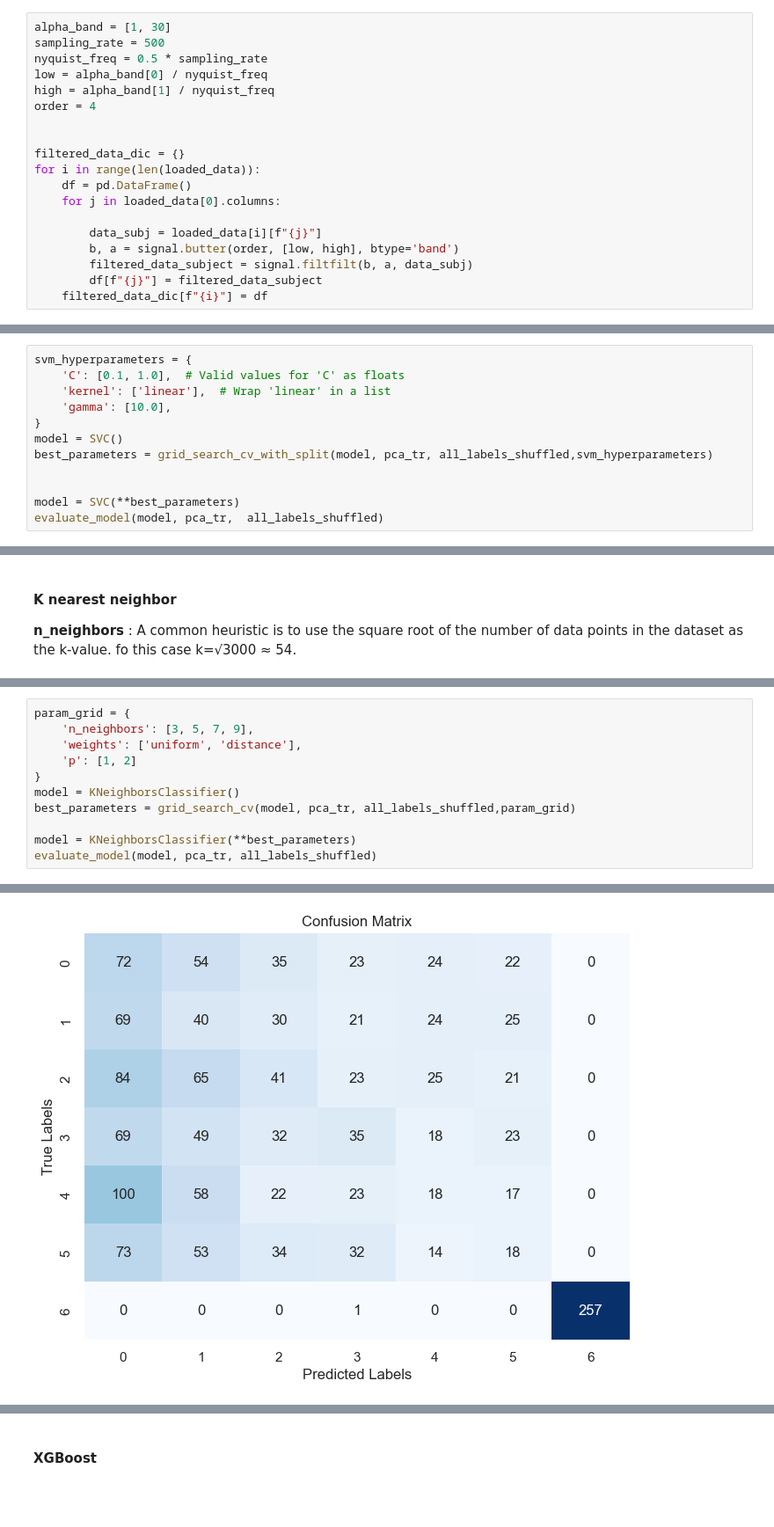
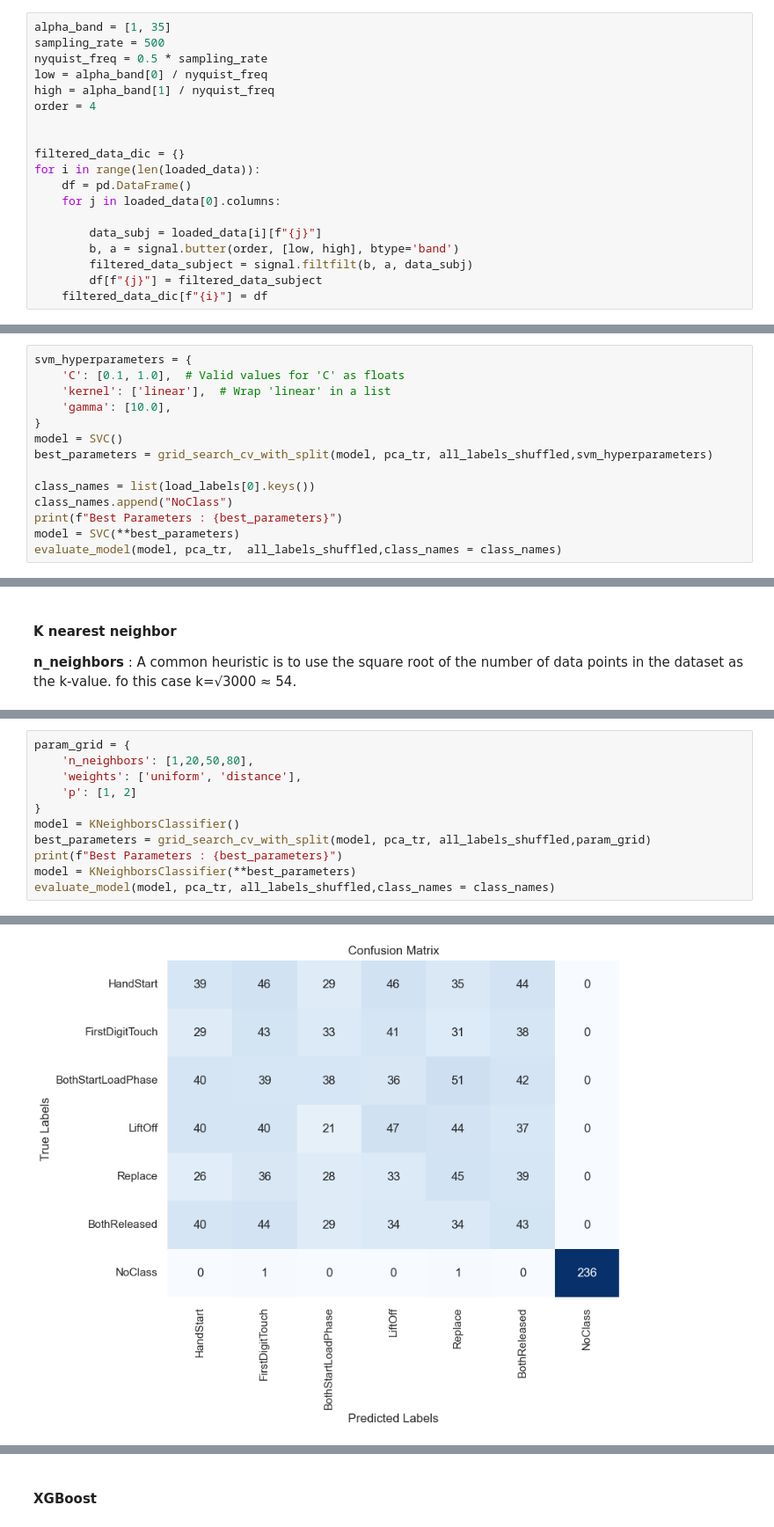
Before and after one commit to AmirMohammadiKarbalaei/Kaggle-Grasp-and-Lift-EEG-Detection, a Jupyter notebook: notebooks/eeg_signals_analysis.ipynb, the cells around one changed output, grey strips where cells are left out. Shown at 88% size. Cells and saved outputs as stored; diff of their text form; blank space fills up the shorter version.

```diff
--- a/notebooks/eeg_signals_analysis.ipynb
+++ b/notebooks/eeg_signals_analysis.ipynb
@@ -60,7 +60,7 @@ plot_eeg_signal(loaded_data[0],"A portion of subject 1 ")
 
 3. Data Storage: Stores the filtered data in a dictionary for further analysis or visualization.
 # %%
-alpha_band = [1, 30]
+alpha_band = [1, 35]
 sampling_rate = 500
 nyquist_freq = 0.5 * sampling_rate
 low = alpha_band[0] / nyquist_freq
@@ -222,7 +222,9 @@ svm_hyperparameters = {
 model = SVC()
 best_parameters = grid_search_cv_with_split(model, pca_tr, all_labels_shuffled,svm_hyperparameters)
 
-
+class_names = list(load_labels[0].keys())
+class_names.append("NoClass")
+print(f"Best Parameters : {best_parameters}")
 model = SVC(**best_parameters)
-evaluate_model(model, pca_tr,  all_labels_shuffled)
+evaluate_model(model, pca_tr,  all_labels_shuffled,class_names = class_names)
 # %% [output]
@@ -271,13 +302,13 @@ evaluate_knn_classifier(pca_tr, all_labels_shuffled)
 [figure]
 # %%
 param_grid = {
-    'n_neighbors': [3, 5, 7, 9],
+    'n_neighbors': [1,20,50,80],
     'weights': ['uniform', 'distance'],
     'p': [1, 2]
 }
 model = KNeighborsClassifier()
-best_parameters = grid_search_cv(model, pca_tr, all_labels_shuffled,param_grid)
-
+best_parameters = grid_search_cv_with_split(model, pca_tr, all_labels_shuffled,param_grid)
+print(f"Best Parameters : {best_parameters}")
 model = KNeighborsClassifier(**best_parameters)
-evaluate_model(model, pca_tr, all_labels_shuffled)
+evaluate_model(model, pca_tr, all_labels_shuffled,class_names = class_names)
 # %% [output]
@@ -286 +318 @@ Accuracy: 0.29257907542579076
-[figure, old version]
+[figure, new version]
```
Also changed, not shown: parts of 8 cells of this notebook.
